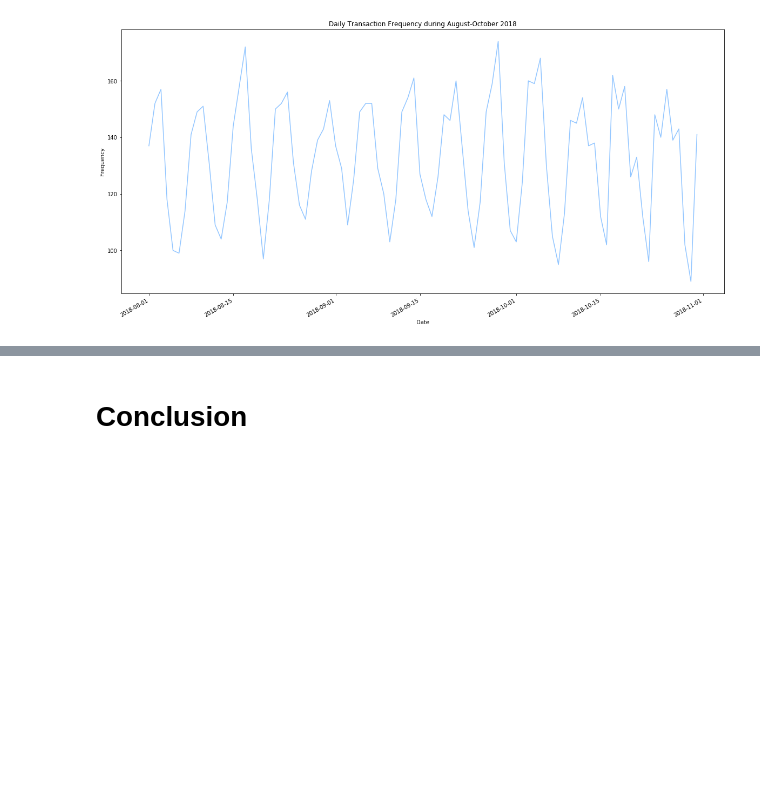
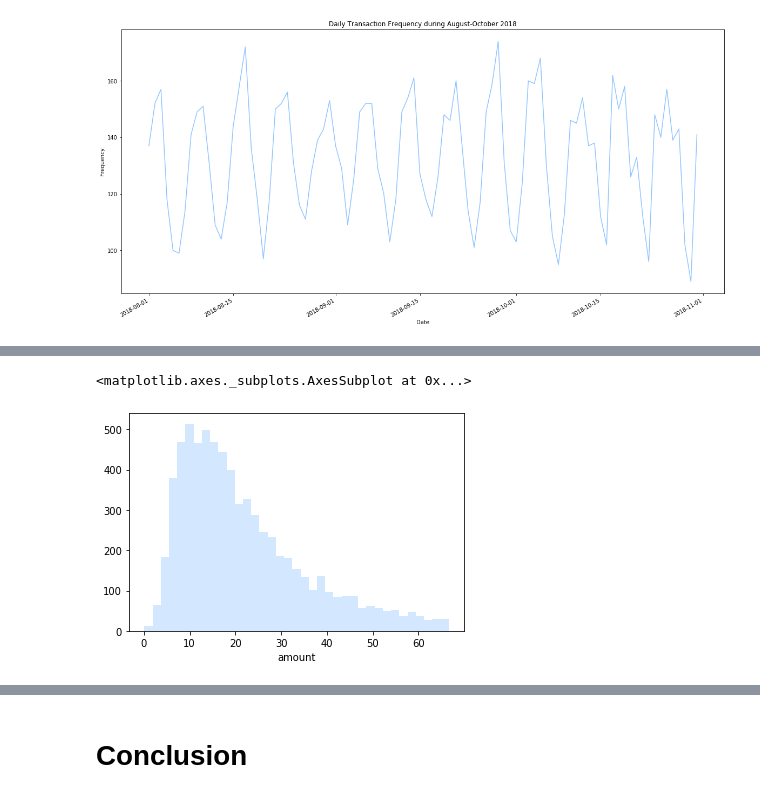
Before and after one commit to gtanubrata/Predicting-Annual-Salary, a Jupyter notebook: ANZ EDA.ipynb, the cells around one changed output, grey strips where cells are left out. Saved outputs shown, nothing was run; the diff lists cells and outputs as text; code cells hidden in the pictures; blank space fills up the shorter version.

```diff
--- a/ANZ EDA.ipynb
+++ b/ANZ EDA.ipynb
@@ -800,0 +889,15 @@ Text(0.5, 1.0, 'Daily Transaction Frequency during August-October 2018')
+# %%
+purch = df[(df['txn_description']=='POS') | (df['txn_description']=='SALES-POS')]
+# %%
+def mark_out(df, col):
+    '''Function to mark outlier (1, if not 0) based on interquantile range (IQR)'''
+
+    q1 = df[col].describe()['25%']
+    q3 = df[col].describe()['75%']
+    iqr = q3 - q1
+    lower = q1 - 1.5*iqr
+    upper = q3 + 1.5*iqr
+
+    return list(1 if (x <= lower) | (x >= upper) else 0 for x in df[col])
+# %%
+purch['out_amount'] = mark_out(purch, 'amount')
@@ -800,0 +922,5 @@ Text(0.5, 1.0, 'Daily Transaction Frequency during August-October 2018')
+# %%
+sns.distplot(purch[purch['out_amount'] == 0]['amount'], kde=False)
+# %% [output]
+<matplotlib.axes._subplots.AxesSubplot at 0x...>
+[figure, added]
```
Also changed, not shown: parts of 17 cells of this notebook.
